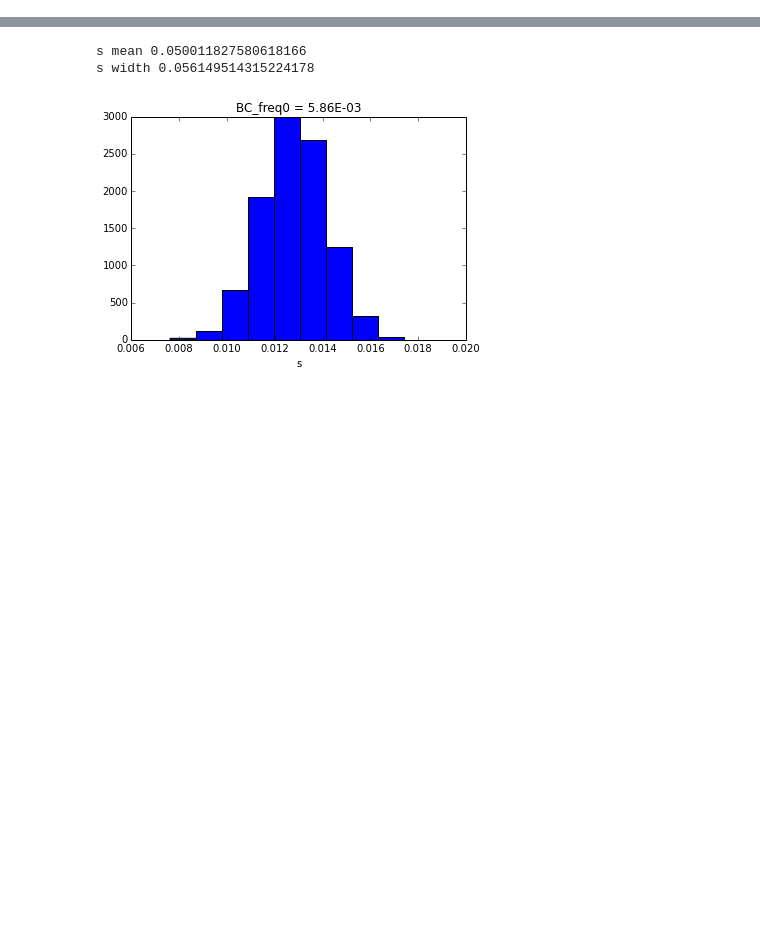
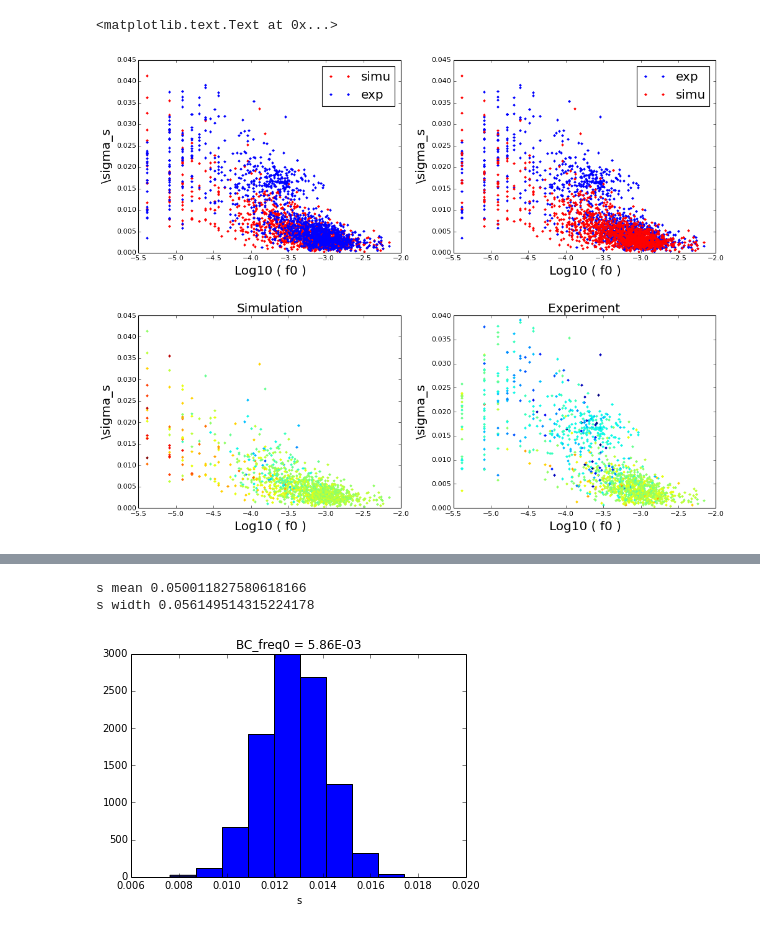
Before and after one commit to HuanyuKuo/TnSeq, a Jupyter notebook: Simulation of dilution fluctuation clean.ipynb, the cells around one changed output, grey strips where cells are left out. Saved outputs shown, nothing was run; the diff lists cells and outputs as text; code cells hidden in the pictures; blank space fills up the shorter version.

```diff
--- a/Simulation of dilution fluctuation clean.ipynb
+++ b/Simulation of dilution fluctuation clean.ipynb
@@ -87,0 +52,57 @@ plt.plot(np.log10(exp_ini_freq),exp_s,'b.')
+# %%
+# plot s_std(experimental) to initial freq
+exp_ini_freq = x.s_inifreq
+exp_end_freq = x.s_endfreq
+exp_s = x.s_slope
+exp_s_err = x.s_stderr
+
+# plot s_std to initial freq
+plt.figure(num=None, figsize=(15, 5), dpi=80)
+plt.plot([2,1,3])
+plt.subplot(121)
+plt.plot(np.log10(x.pvals),x.s_record_std,'r.',label='simu')
+plt.xlabel('Log10 ( f0 )', fontsize=18)
+plt.ylabel('\sigma_s', fontsize=18)
+plt.plot(np.log10(exp_ini_freq),exp_s_err,'.',label='exp')
+#a = [b*(1-b) for b in exp_ini_freq]
+#plt.plot(np.log10(exp_ini_freq),a,'k')
+plt.legend(loc="best", fontsize=18)
+plt.subplot(122)
+plt.plot(np.log10(exp_ini_freq),exp_s_err,'.',label='exp')
+plt.plot(np.log10(x.pvals),x.s_record_std,'r.',label='simu')
+plt.xlabel('Log10 ( f0 )', fontsize=18)
+plt.ylabel('\sigma_s', fontsize=18)
+plt.legend(loc="best", fontsize=18)
+
+
+# plot s_std to initial freq
+plt.figure(num=None, figsize=(15, 5), dpi=80)
+plt.plot([2,1,3])
+plt.subplot(121)
+col = plt.cm.jet(np.linspace(0,1,20))
+for i in range(0,len(x.pvals)):
+    s = x.s_record[i]
+    if np.isnan(s)==0:
+        cidx = int( (((0.1+s)>0)&((-0.1+s)<0))*(0.1+s)*100+ ((-0.1+s)>=0)*10)
+        log10f0 = np.log10(x.pvals[i])
+        s_std = x.s_record_std[i]
+        plt.plot(log10f0,s_std,color=col[cidx], marker='.')
+plt.xlabel('Log10 ( f0 )', fontsize=18)
+plt.ylabel('\sigma_s', fontsize=18)
+plt.title('Simulation', fontsize=18)
+plt.subplot(122)
+for i in range(0,len(exp_ini_freq)):
+    s = exp_s[i]
+    if np.isnan(s)==0:
+        cidx = int( (((0.1+s)>0)&((-0.1+s)<0))*(0.1+s)*100+ ((-0.1+s)>=0)*10)
+        log10f0 = np.log10(exp_ini_freq[i])
+        s_std = exp_s_err[i]
+        plt.plot(log10f0,s_std,color=col[cidx], marker='.')
+plt.xlabel('Log10 ( f0 )', fontsize=18)
+plt.ylabel('\sigma_s', fontsize=18)
+plt.title('Experiment', fontsize=18)
+#plt.show()
+# %% [output]
+<matplotlib.text.Text at 0x...>
+[figure, added]
+[figure, added]
```
Also changed, not shown: parts of 20 cells of this notebook, 8 other files.
